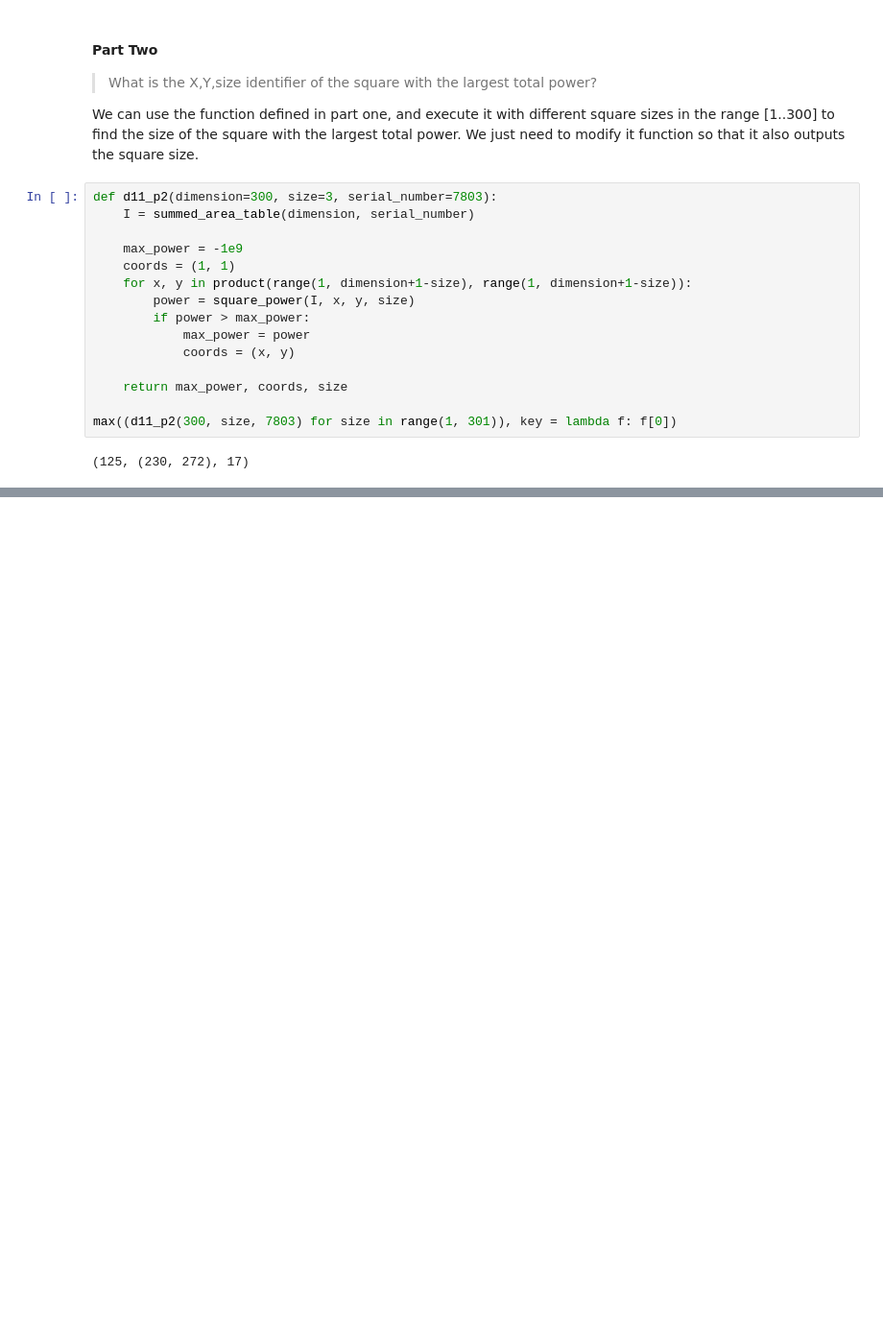
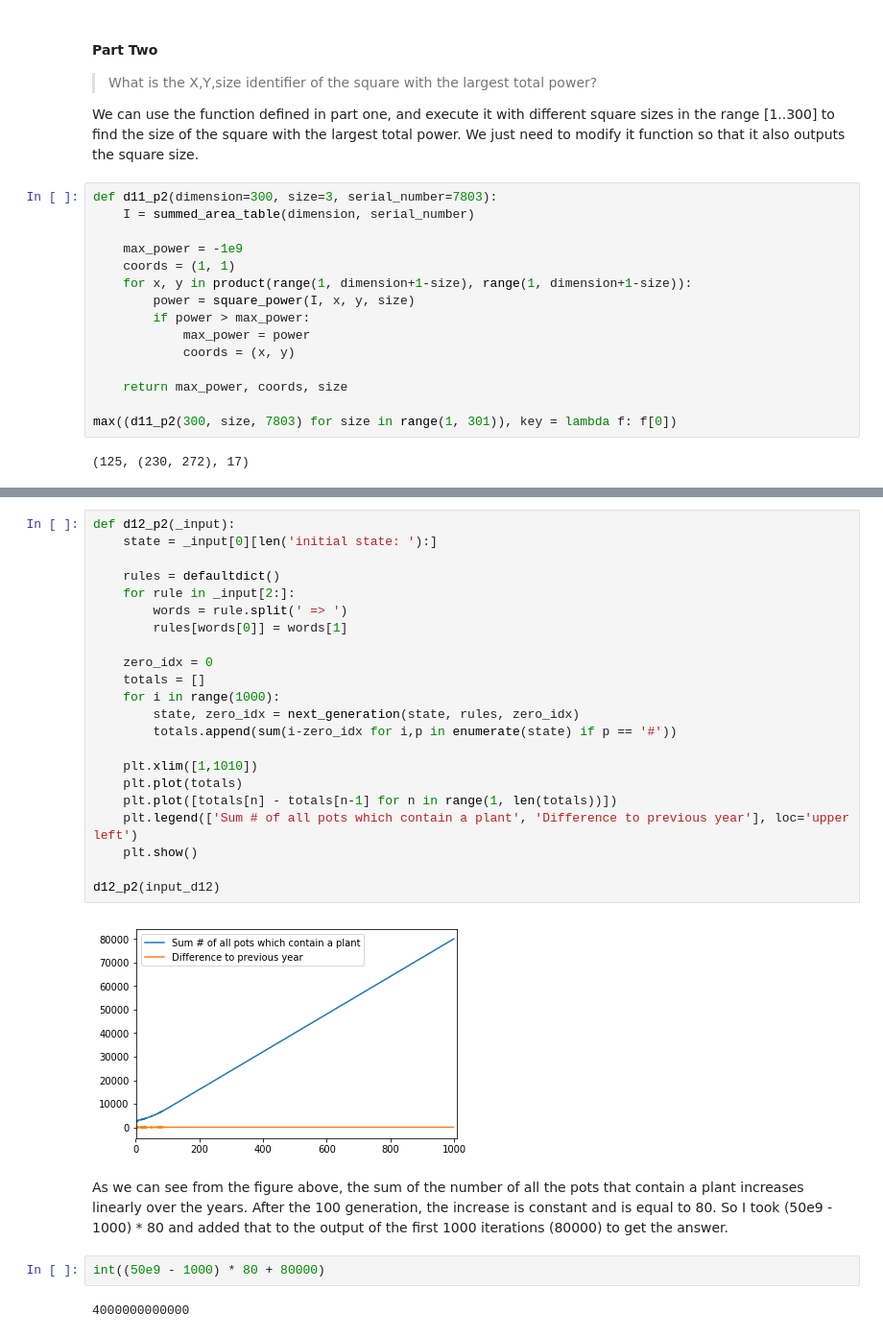
Before and after one commit to basoares/advent-of-code-2018, a Jupyter notebook: adventofcode2018.ipynb, the cells around one changed output, grey strips where cells are left out. Shown at 96% size. Saved outputs shown, nothing was run; the diff lists cells and outputs as text; blank space fills up the shorter version.

```diff
--- a/adventofcode2018.ipynb
+++ b/adventofcode2018.ipynb
@@ -920,0 +986,30 @@ max((d11_p2(300, size, 7803) for size in range(1, 301)), key = lambda f: f[0])
+# %%
+def d12_p2(_input):
+    state = _input[0][len('initial state: '):]
+
+    rules = defaultdict()
+    for rule in _input[2:]:
+        words = rule.split(' => ')
+        rules[words[0]] = words[1]
+
+    zero_idx = 0
+    totals = []
+    for i in range(1000):
+        state, zero_idx = next_generation(state, rules, zero_idx)
+        totals.append(sum(i-zero_idx for i,p in enumerate(state) if p == '#'))
+
+    plt.xlim([1,1010])
+    plt.plot(totals)
+    plt.plot([totals[n] - totals[n-1] for n in range(1, len(totals))])
+    plt.legend(['Sum # of all pots which contain a plant', 'Difference to previous year'], loc='upper left')
+    plt.show()
+
+d12_p2(input_d12)
+# %% [output]
+[figure, added]
+# %% [markdown]
+As we can see from the figure above, the sum of the number of all the pots that contain a plant increases linearly over the years. After the 100 generation, the increase is constant and is equal to 80. So I took (50e9 - 1000) * 80 and added that to the output of the first 1000 iterations (80000) to get the answer.
+# %%
+int((50e9 - 1000) * 80 + 80000)
+# %% [output]
+4000000000000
```
Also changed, not shown: parts of 4 cells of this notebook, 2 other files.
